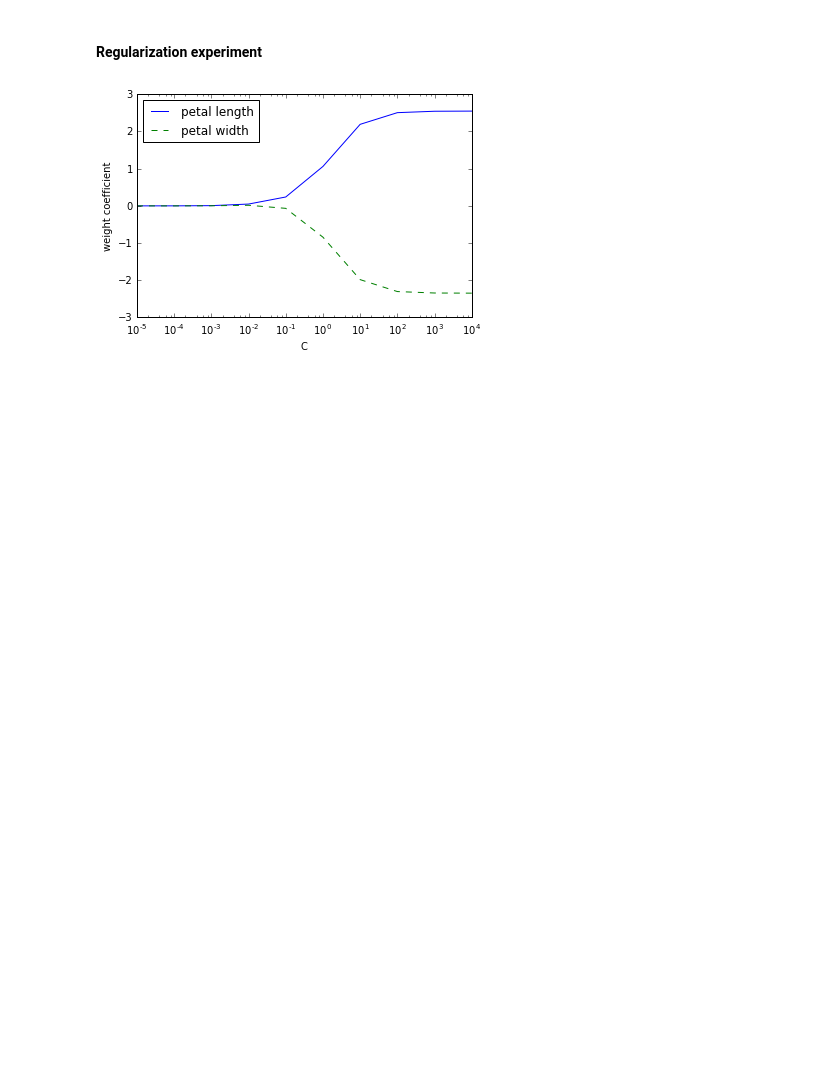
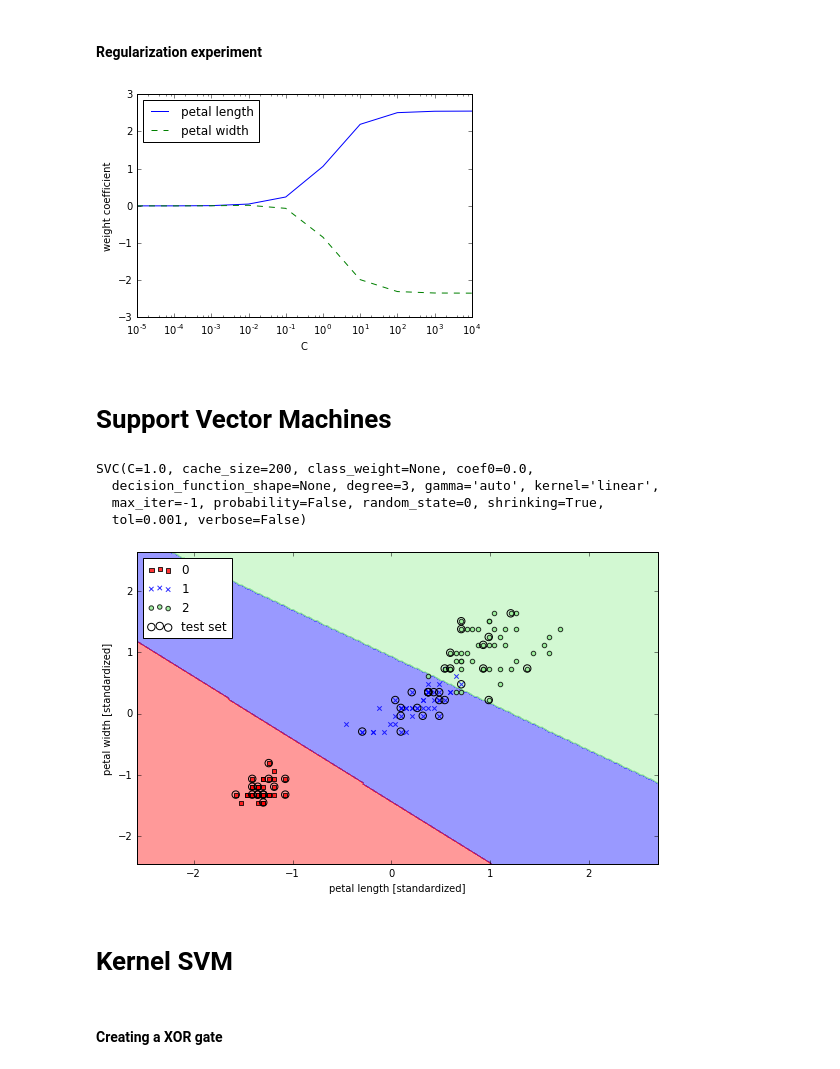
Before and after one commit to sametmarasli/Project_Exploring_scikit-learn, a Jupyter notebook: ml_with_sklearn.ipynb, the cells around one changed output. Saved outputs shown, nothing was run; the diff lists cells and outputs as text; code cells hidden in the pictures; blank space fills up the shorter version.

```diff
--- a/ml_with_sklearn.ipynb
+++ b/ml_with_sklearn.ipynb
@@ -213,3 +213,5 @@ plt.xscale('log')
 plt.show()
 # %% [output]
 [figure]
+# %% [markdown]
+# Support Vector Machines
@@ -215,0 +220,21 @@ plt.show()
+# %%
+svm = SVC(kernel='linear', C=1.0, random_state=0)
+svm.fit(X_train_std, y_train)
+# %% [output]
+SVC(C=1.0, cache_size=200, class_weight=None, coef0=0.0,
+  decision_function_shape=None, degree=3, gamma='auto', kernel='linear',
+  max_iter=-1, probability=False, random_state=0, shrinking=True,
+  tol=0.001, verbose=False)
+# %%
+plot_decision_regions(X_combined_std, y_combined, classifier=svm, test_idx=range(105,150))
+plt.xlabel('petal length [standardized]')
+plt.ylabel('petal width [standardized]')
+plt.legend(loc='upper left')
+plt.tight_layout()
+plt.show()
+# %% [output]
+[figure, added]
+# %% [markdown]
+# Kernel SVM
+# %% [markdown]
+#### Creating a XOR gate
```
Also changed, not shown: parts of 27 cells of this notebook, 1 other file.
